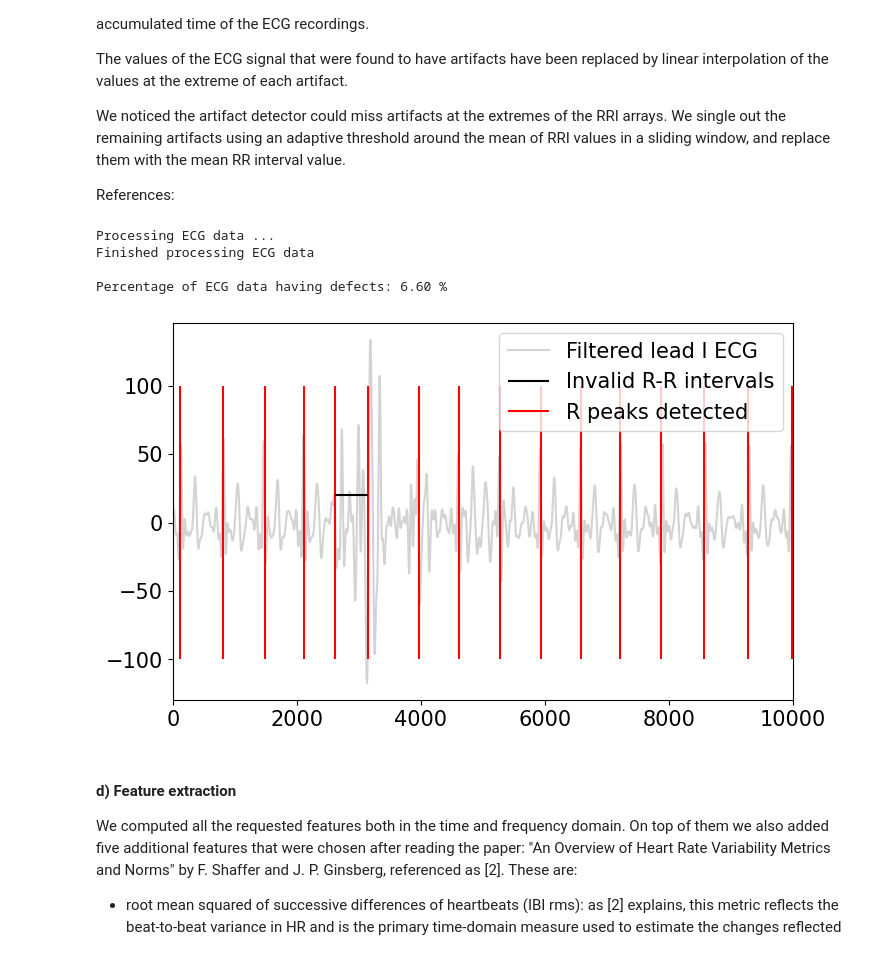
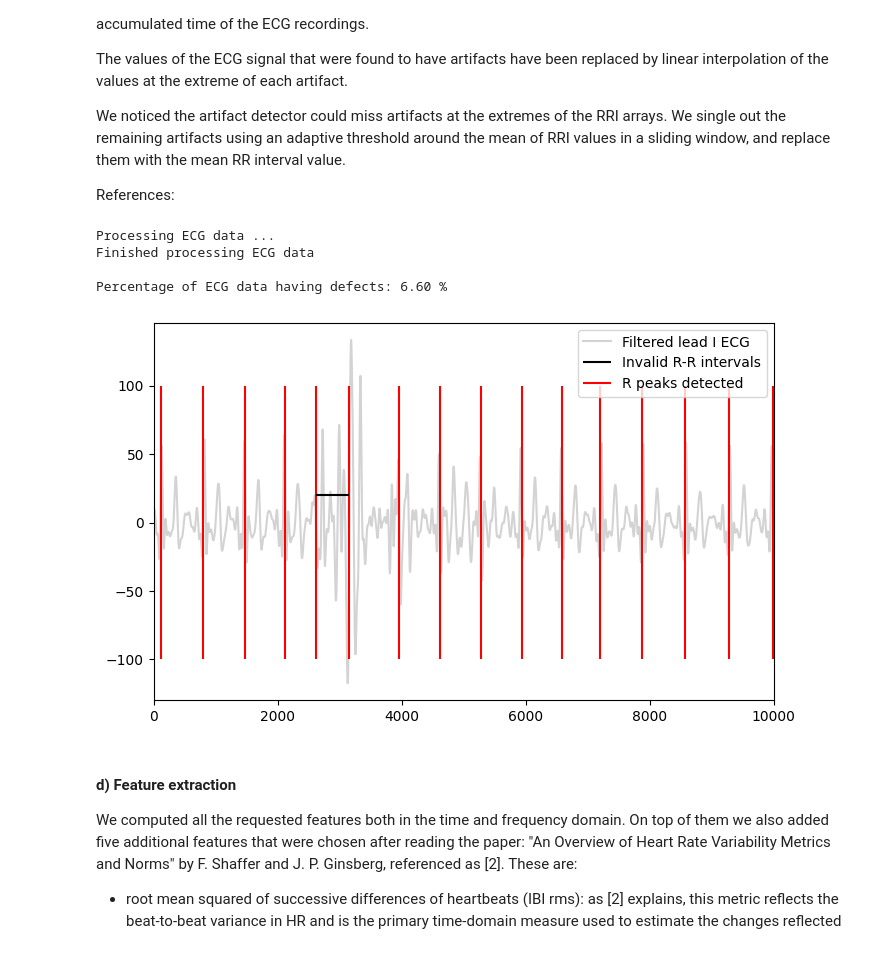
Before and after one commit to massimoalbarello/ubi-comp, a Jupyter notebook: project_2/project_2.ipynb, the cells around one changed output. Saved outputs shown, nothing was run; the diff lists cells and outputs as text; code cells hidden in the pictures.

```diff
--- a/project_2/project_2.ipynb
+++ b/project_2/project_2.ipynb
@@ -56,8 +56,7 @@ plt.semilogy(f, Pxx_den)
 plt.xlim(0,40)
 plt.xlabel('frequency [Hz]')
 plt.ylabel('PSD [V**2/Hz]')
-plt.rcParams.update({'font.size': 15})
-# plt.title('PSD of LeadI ECG')
+plt.title('PSD of LeadI ECG')
 plt.grid(True)
 plt.show()
 # %% [output]
@@ -136,7 +135,6 @@ ax[1].set_xlabel('time [ms]')
 ax[1].set_xlim(0,10000)
 ax[1].grid(True)
 ax[1].set_title('Filtered LeadI ECG [First 5s]')
-plt.rcParams.update({'font.size': 15})
 ax[1].legend(loc='upper right')
 plt.tight_layout()
 plt.show()
@@ -294,9 +292,6 @@ keys = ['ID','clip','fs','RRI','ECG_spectral']
 for k in keys:
     pre_processed_ecg_data[k]=[]
 
-valence_self_ratings_data = {}
-arousal_self_ratings_data = {}
-
 print("Processing ECG data ...")
 
 totCount = 0
@@ -318,9 +313,6 @@ for i in range(44):
         for clip in clip_ids:
             # Get raw ECG
             raw_ECG= np.array(participant_data["recordings"][clip]["ECG"])
-
-            valence_self_ratings_data[totCount] = np.array(participant_data["recordings"][clip]["valence"])
-            arousal_self_ratings_data[totCount] = np.array(participant_data["recordings"][clip]["arousal"])
             totCount += 1
 
             # Get lead1 ECG signal
@@ -384,35 +376,34 @@ for i in range(44):
                         for k in peaks:
                             if not(legend):
                                 plt.vlines(k*1000/fs, -100, 100, color='r', label='R peaks detected', zorder=2)
                                 legend = True
                             else:
                                 plt.vlines(k*1000/fs, -100, 100, color='r',zorder=2)
-                        plt.rcParams.update({'font.size': 15})
                         plt.legend()
                         plt.xlim(0, 10000)
 
                 # Smooth out clips (even the ones where no artifacts were found)
                 RRI = smoothRemainingArtifacts(RRI)
 
             pre_processed_ecg_data['ID'].append(i+1)
             pre_processed_ecg_data['clip'].append(clip)
             pre_processed_ecg_data['fs'].append(fs)
             pre_processed_ecg_data['RRI'].append(RRI)
             pre_processed_ecg_data['ECG_spectral'].append(lead1_ecg_spectral_50s)
             pbar.update(1)
 
 print("Finished processing ECG data")
 print()
 percentage = 100*(total_artifact_time/total_time)
 print("Percentage of ECG data having defects: {:.2f} %".format(percentage))
 print()
 plt.show()
 # %% [output]
 Processing ECG data ...
 Finished processing ECG data
 
 Percentage of ECG data having defects: 6.60 %
-[figure, old version]
+[figure, new version]
 # %% [markdown]
 #### d) Feature extraction
 
```
Also changed, not shown: parts of 11 cells of this notebook.
